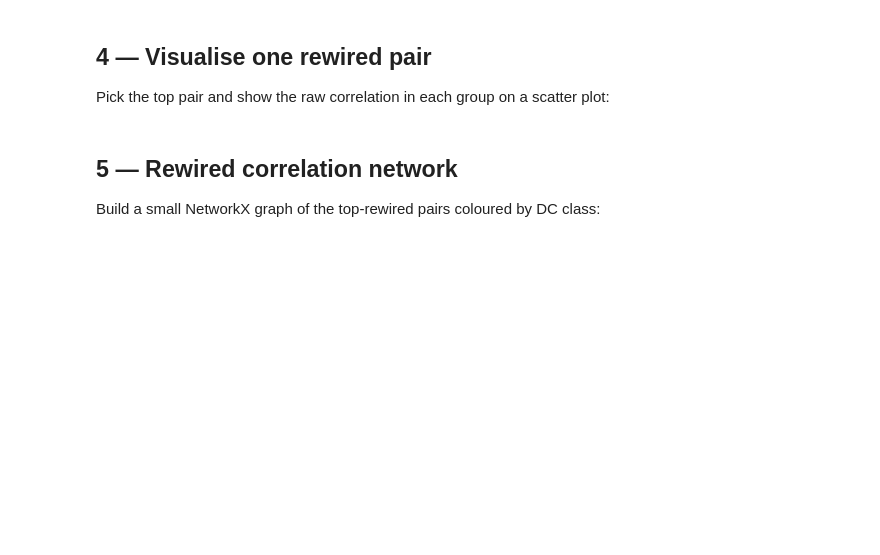
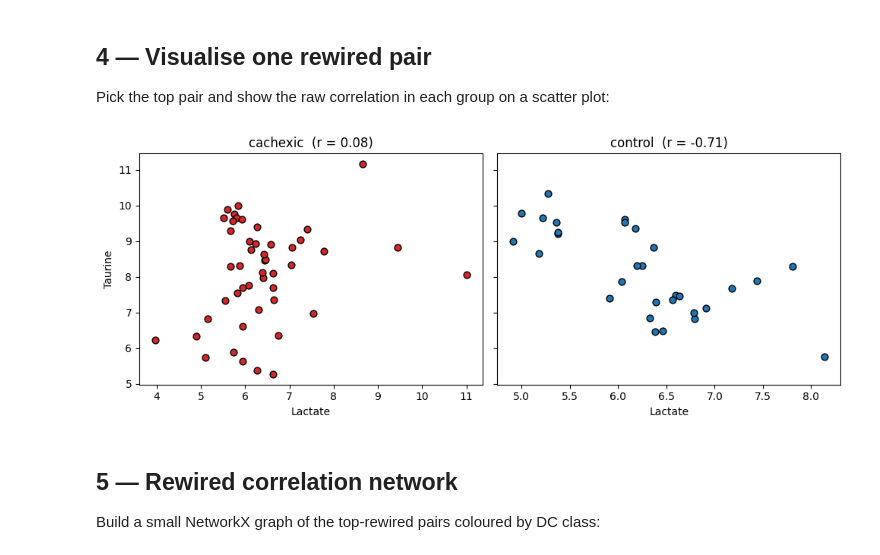
Before and after one commit to DBinary/omicverse-tutorials, a Jupyter notebook: docs/Tutorials-metabol/t_metabol_09_dgca.ipynb, the cells around one changed output. Drawn from its saved outputs; the diff is of its cells as text; code cells hidden in the pictures; blank space fills up the shorter version.

```diff
--- a/docs/Tutorials-metabol/t_metabol_09_dgca.ipynb
+++ b/docs/Tutorials-metabol/t_metabol_09_dgca.ipynb
@@ -42,7 +50,7 @@ class labels (the default, matching MetaboAnalyst's network module).
 # %%
 dc = ov.metabol.dgca(
     adata,
-    group_col='Muscle loss',
+    group_col='group',
     group_a='cachexic', group_b='control',
     method='spearman',
     abs_r_threshold=0.3,
@@ -74,5 +117,5 @@ differentially correlated pairs:
 # %%
-sig = dc[dc['padj'] < 0.05].copy()
-sig['abs_z'] = sig['z_diff'].abs()
-top = sig.sort_values('abs_z', ascending=False).head(15)
+dc_top = dc.copy()
+dc_top['abs_z'] = dc_top['z_diff'].abs()
+top = dc_top.sort_values('abs_z', ascending=False).head(15)
 top[['feature_a', 'feature_b', 'r_a', 'r_b', 'z_diff', 'padj', 'dc_class']]
@@ -84,22 +145,24 @@ scatter plot:
 # %%
 top_row = top.iloc[0]
 fa, fb = top_row['feature_a'], top_row['feature_b']
 idx_a = list(adata.var_names).index(fa)
 idx_b = list(adata.var_names).index(fb)
 
-groups = adata.obs['Muscle loss'].astype(str).to_numpy()
+groups = adata.obs['group'].astype(str).to_numpy()
 X = np.asarray(adata.X)
 
 fig, axes = plt.subplots(1, 2, figsize=(10, 4), sharey=True)
 for ax, label, colour in zip(axes, ['cachexic', 'control'], ['C3', 'C0']):
     mask = groups == label
     ax.scatter(X[mask, idx_a], X[mask, idx_b], color=colour,
                edgecolor='k', s=40)
     ax.set_xlabel(fa)
     ax.set_title(f'{label}  (r = {(top_row["r_a"] if label == "cachexic" else top_row["r_b"]):.2f})')
 axes[0].set_ylabel(fb)
 fig.tight_layout()
 plt.show()
+# %% [output]
+[figure, added]
 # %% [markdown]
 ## 5 — Rewired correlation network
 
```
Also changed, not shown: parts of 8 cells of this notebook, 3 other files.
